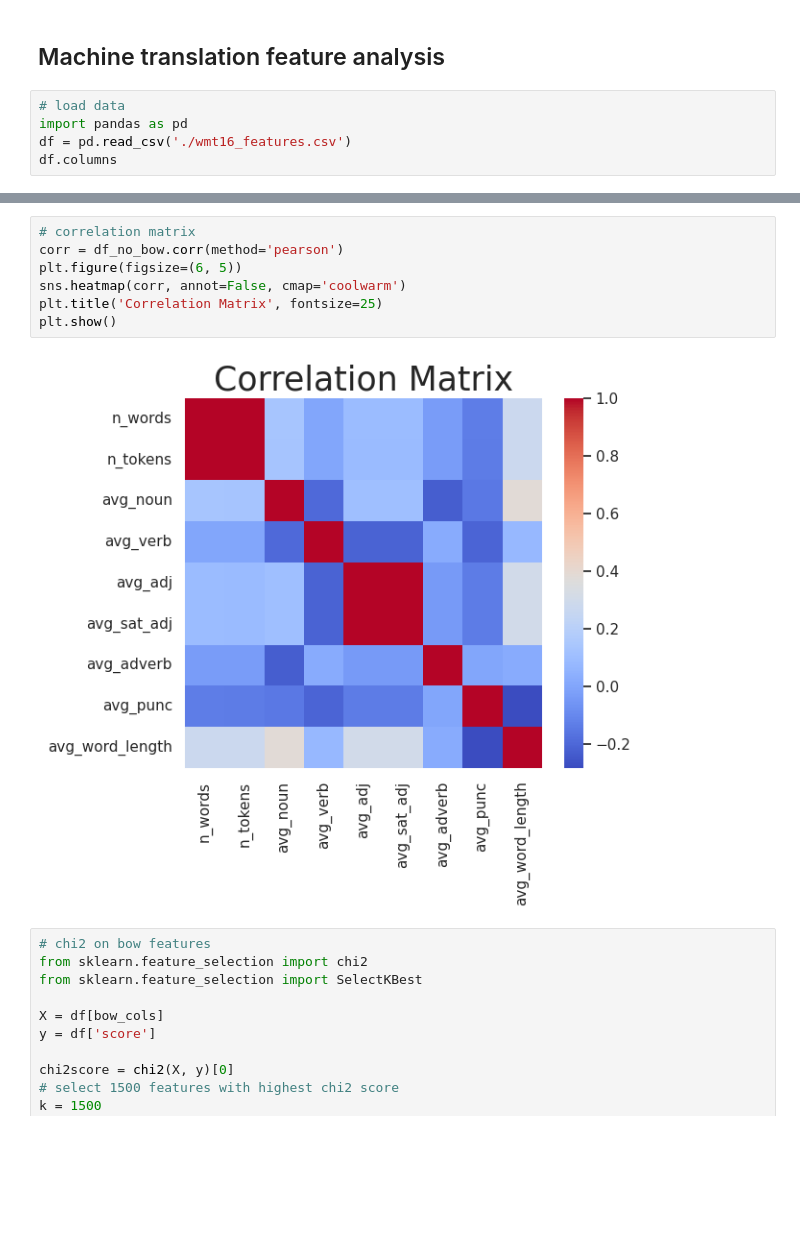
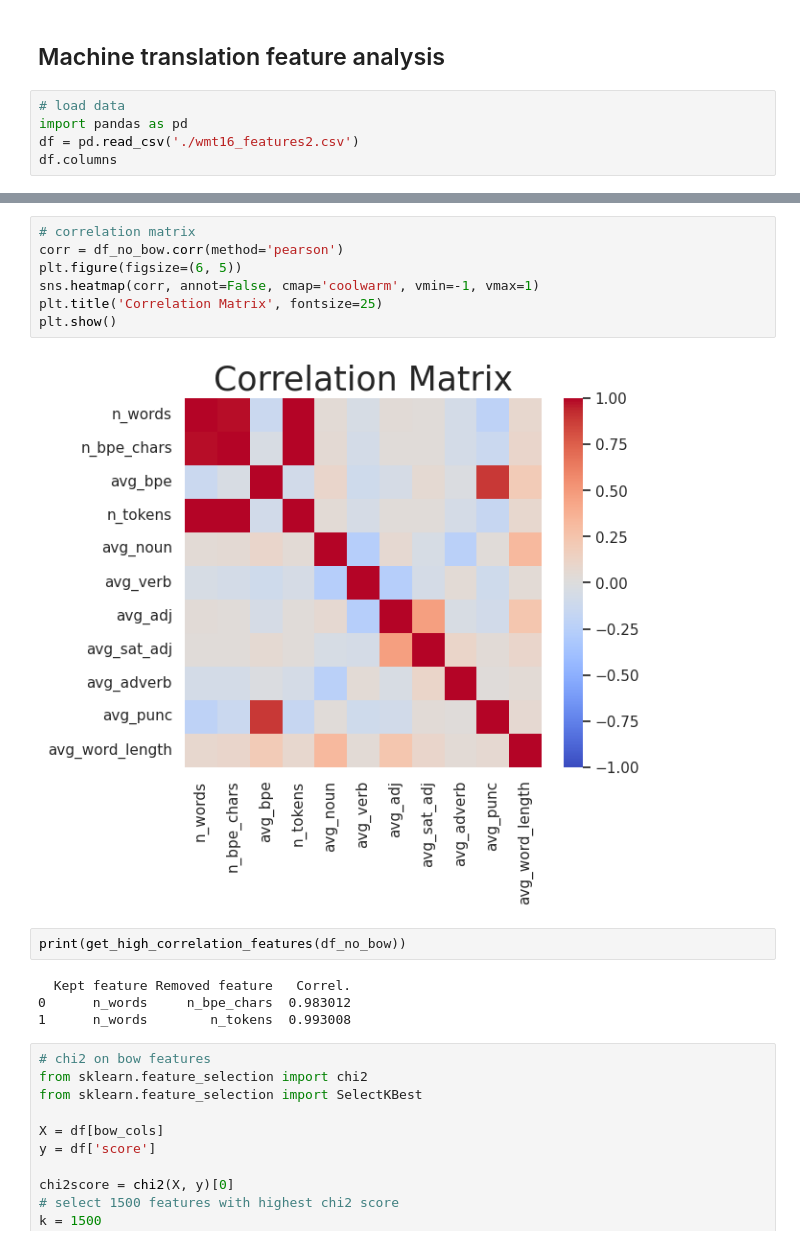
Before and after one commit to HitkoDev/energy-efficient-ml, a Jupyter notebook: code/feature-engineering/plot.ipynb, the cells around one changed output, grey strips where cells are left out. Drawn from its saved outputs; the diff is of its cells as text; blank space fills up the shorter version.

```diff
--- a/code/feature-engineering/plot.ipynb
+++ b/code/feature-engineering/plot.ipynb
@@ -162,6 +215,6 @@ Brightness correlation:
 # %%
 # load data
 import pandas as pd
-df = pd.read_csv('./wmt16_features.csv')
+df = pd.read_csv('./wmt16_features2.csv')
 df.columns
 # %% [output]
@@ -226,12 +281,18 @@ for col in df_no_bow.columns:
 # %%
 # correlation matrix
 corr = df_no_bow.corr(method='pearson')
 plt.figure(figsize=(6, 5))
-sns.heatmap(corr, annot=False, cmap='coolwarm')
+sns.heatmap(corr, annot=False, cmap='coolwarm', vmin=-1, vmax=1)
 plt.title('Correlation Matrix', fontsize=25)
 plt.show()
 # %% [output]
-[figure, old version]
+[figure, new version]
+# %%
+print(get_high_correlation_features(df_no_bow))
+# %% [output]
+  Kept feature Removed feature   Correl.
+0      n_words     n_bpe_chars  0.983012
+1      n_words        n_tokens  0.993008
 # %%
 # chi2 on bow features
 from sklearn.feature_selection import chi2
```
Also changed, not shown: parts of 10 cells of this notebook, 4 other files.
